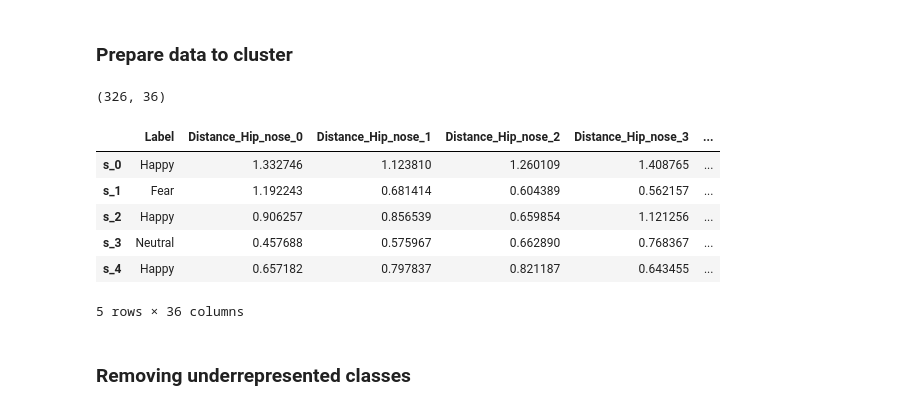
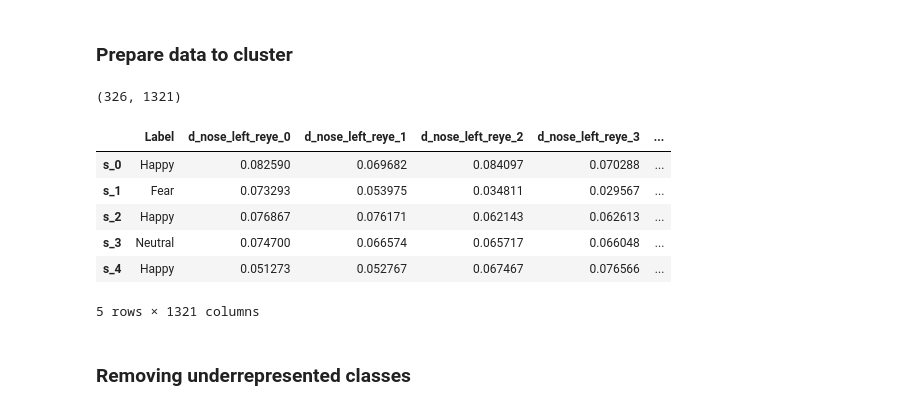
Before and after one commit to denskrlv/PosEmotion, a Jupyter notebook: posemotion.ipynb, the cells around one changed output. Drawn from its saved outputs; the diff is of its cells as text; code cells hidden in the pictures.

```diff
--- a/posemotion.ipynb
+++ b/posemotion.ipynb
@@ -104,7 +107,7 @@ fig, axes = plt.subplots(2, len(image_paths), figsize=(15, 6), gridspec_kw={'hei
 for i, image_path in enumerate(image_paths):
     image = plt.imread(image_path)
     result = detector.detect(image_path)
-    result_aligned = detector.detect(image_path, align=True)
+    result_aligned = detector.detect(image_path, align=False)
     img_bytes = dv.draw(result)
 
     img_np_array = np.frombuffer(img_bytes, dtype=np.uint8)
@@ -159,10 +162,6 @@ plm_df.head()
 ### Combine all DataFrames
 # %%
 plm_df = pd.read_csv(f"assets/annotations/{category}.csv")
-plm_df_merged = pd.concat([df, plm_df], axis=1)
-print("plm_df_merged shape:", plm_df_merged.shape)
-
-combined_df = pd.concat([plm_df_merged], axis=0).reset_index(drop=True)
-print("combined_df shape:", combined_df.shape)
+combined_df = pd.concat([df, plm_df], axis=1).reset_index(drop=True)
 combined_df.head()
 # %% [output]
@@ -180,18 +177,15 @@ combined_df shape: (8087, 60)
 
 According to [Wei Tang](https://www.mdpi.com/1424-8220/22/11/4245), frames in which body parts were occluded or lost were excluded from further analysis, because the skeletons in these frames could not be detected correctly using the current 2D pose estimation algorithm. The necessary body parts will be determined as torso, left and right hands. The position of head and legs will be ommited.
 # %%
-# Remove all columns that represent legs
 columns_drop = combined_df.columns[combined_df.columns.get_loc('right_hip_Z')+1:]
 cleaned_df = combined_df.drop(columns=columns_drop)
 
-# Remove rows that have NaN values in all necessary body parts
 body_parts = cleaned_df.columns[cleaned_df.columns.get_loc('right_ear_Z')+1:]
 cleaned_df = cleaned_df.dropna(subset=body_parts, how='all')
 
-cleaned_df[body_parts] = cleaned_df[body_parts].fillna(cleaned_df[body_parts].mean())
-# interpolate_columns = cleaned_df.columns[cleaned_df.columns.get_loc('Person Id')+1:]
-# cleaned_df[interpolate_columns] = cleaned_df[interpolate_columns].interpolate(method='linear', axis=1)
 cleaned_df = cleaned_df.reset_index(drop=True)
+interpolate_columns = cleaned_df.columns[cleaned_df.columns.get_loc('Person Id')+1:]
+cleaned_df = ms.interpolate(cleaned_df, interpolate_columns)
 
 print("cleaned_df shape:", cleaned_df.shape)
 cleaned_df.head()
@@ -273,24 +238,25 @@ Emotion count: {'Happy': 13, 'Sad': 0, 'Fear': 0, 'Surprise': 0, 'Disgust': 0, '
 ### Prepare data to cluster
 # %%
 features = {}
-pairs = ["nose", "left_shoulder", "right_shoulder", "left_elbow", "right_elbow", "left_wrist", "right_wrist"]
+pairs = ["nose", "left_eye", "right_eye", "left_mouth", "right_mouth", "left_shoulder",
+         "right_shoulder", "left_elbow", "right_elbow", "left_wrist", "right_wrist"]
 
 for i in range(len(norm_segments)):
     feature = norm_segments[i].get_vectors(pairs=pairs)
     features[f"s_{i}"] = feature
 
 features_df = pd.DataFrame.from_dict(features, orient='index')
 print(features_df.shape)
 features_df.head()
 # %% [output]
-(326, 36)
+(326, 1321)
-|  | Label | Distance_Hip_nose_0 | Distance_Hip_nose_1 | Distance_Hip_nose_2 | Distance_Hip_nose_3 | ... |
-| s_0 | Happy | 1.332746 | 1.123810 | 1.260109 | 1.408765 | ... |
-| s_1 | Fear | 1.192243 | 0.681414 | 0.604389 | 0.562157 | ... |
-| s_2 | Happy | 0.906257 | 0.856539 | 0.659854 | 1.121256 | ... |
-| s_3 | Neutral | 0.457688 | 0.575967 | 0.662890 | 0.768367 | ... |
-| s_4 | Happy | 0.657182 | 0.797837 | 0.821187 | 0.643455 | ... |
+|  | Label | d_nose_left_reye_0 | d_nose_left_reye_1 | d_nose_left_reye_2 | d_nose_left_reye_3 | ... |
+| s_0 | Happy | 0.082590 | 0.069682 | 0.084097 | 0.070288 | ... |
+| s_1 | Fear | 0.073293 | 0.053975 | 0.034811 | 0.029567 | ... |
+| s_2 | Happy | 0.076867 | 0.076171 | 0.062143 | 0.062613 | ... |
+| s_3 | Neutral | 0.074700 | 0.066574 | 0.065717 | 0.066048 | ... |
+| s_4 | Happy | 0.051273 | 0.052767 | 0.067467 | 0.076566 | ... |
-5 rows × 36 columns
+5 rows × 1321 columns
 # %% [markdown]
 ### Removing underrepresented classes
 # %%
```
Also changed, not shown: parts of 29 cells of this notebook, 6 other files.
